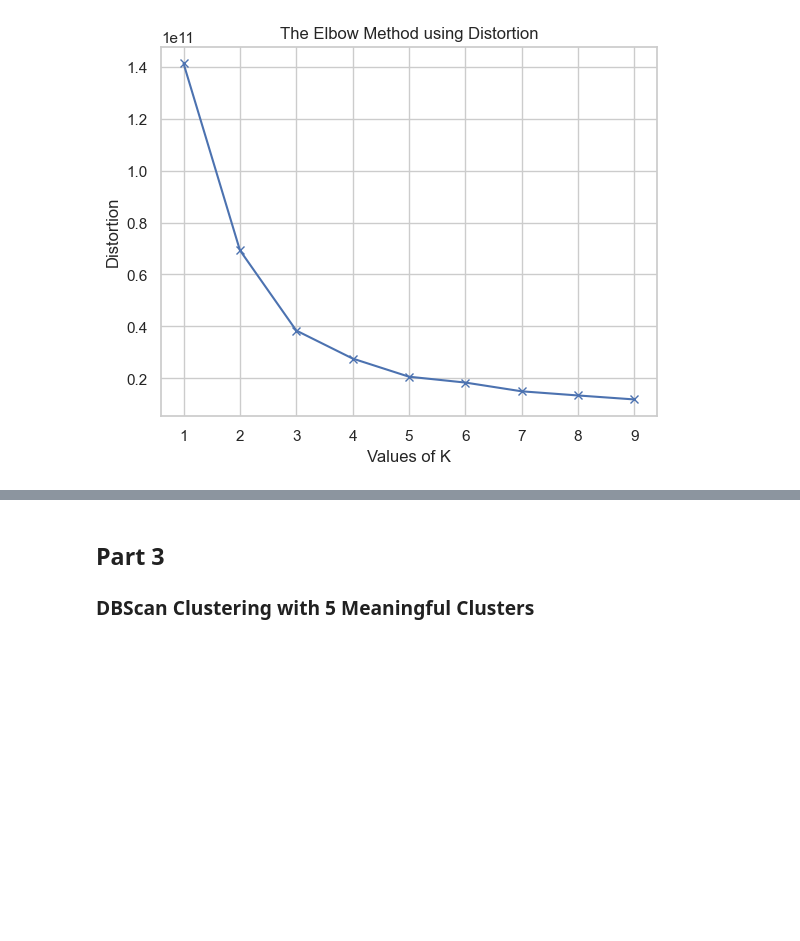
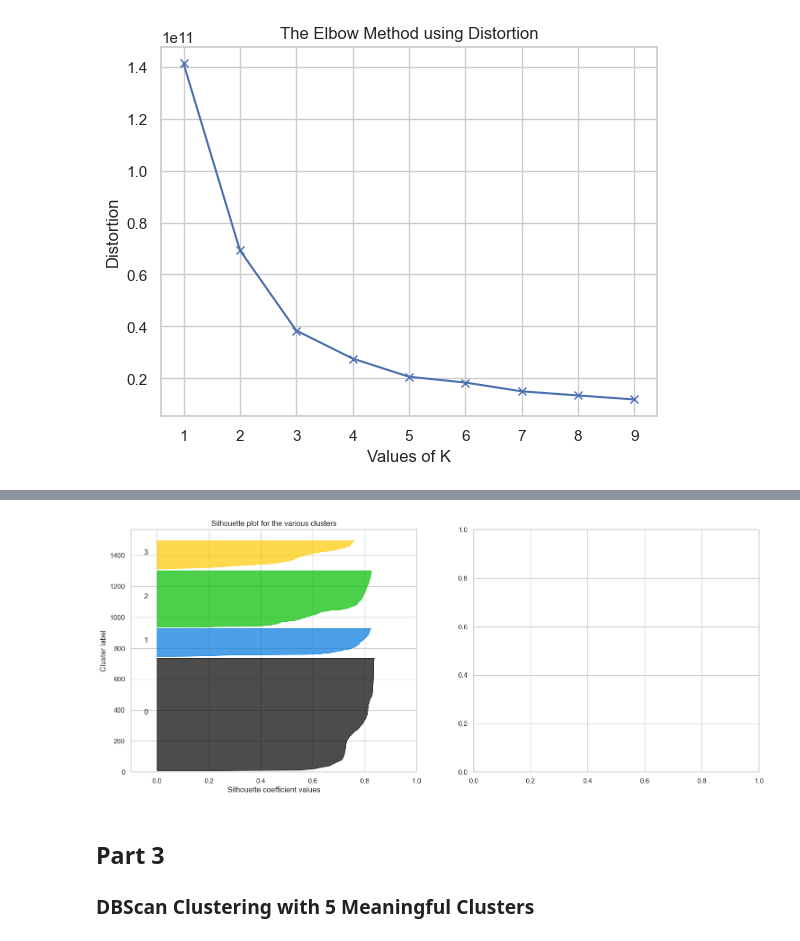
Before and after one commit to sixth-group/Faze2-FirstProject, a Jupyter notebook: section1-clustering/clustering.ipynb, the cells around one changed output, grey strips where cells are left out. Saved outputs shown, nothing was run; the diff lists cells and outputs as text; code cells hidden in the pictures; blank space fills up the shorter version.

```diff
--- a/section1-clustering/clustering.ipynb
+++ b/section1-clustering/clustering.ipynb
@@ -206,3 +164,66 @@ plt.show()
+# %%
+from sklearn.metrics import silhouette_score
+from sklearn.metrics import silhouette_samples
+import matplotlib.pyplot as plt
+
+min_k = 2
+max_k = 10
+
+best_k = None
+best_silhouette_score = -1
+
+for k in range(min_k, max_k + 1):
+    kmeans = KMeans(n_clusters=k, random_state=0)
+    cluster_labels = kmeans.fit_predict(clustering_features)  # Replace 'data' with your feature data
+    silhouette_avg = silhouette_score(clustering_features, cluster_labels)
+
+    if silhouette_avg > best_silhouette_score:
+        best_silhouette_score = silhouette_avg
+        best_k = k
+# %%
+from sklearn.metrics import silhouette_samples
+import matplotlib.pyplot as plt
+
+# Create a subplot with 1 row and 2 columns
+fig, (ax1, ax2) = plt.subplots(1, 2)
+fig.set_size_inches(18, 7)
+
+# The first subplot is the silhouette plot
+ax1.set_xlim([-0.1, 1])
+ax1.set_ylim([0, len(clustering_features) + (k + 1) * 10])
+
+# Initialize the clusterer with k value and fit to data
+kmeans = KMeans(n_clusters=best_k, random_state=0)
+cluster_labels = kmeans.fit_predict(clustering_features)
+
+# Calculate silhouette scores for each sample
+sample_silhouette_values = silhouette_samples(clustering_features, cluster_labels)
+
+y_lower = 10
+for i in range(best_k):
+    # Aggregate the silhouette scores for samples belonging to cluster i
+    ith_cluster_silhouette_values = sample_silhouette_values[cluster_labels == i]
+    ith_cluster_silhouette_values.sort()
+
+    size_cluster_i = ith_cluster_silhouette_values.shape[0]
+    y_upper = y_lower + size_cluster_i
+
+    color = plt.cm.nipy_spectral(float(i) / best_k)
+    ax1.fill_betweenx(np.arange(y_lower, y_upper), 0, ith_cluster_silhouette_values, facecolor=color, edgecolor=color, alpha=0.7)
+
+    # Label the silhouette plots with their cluster numbers at the middle
+    ax1.text(-0.05, y_lower + 0.5 * size_cluster_i, str(i))
+
+    # Compute the new y_lower for the next plot
+    y_lower = y_upper + 10  # 10 for the 0 samples
+
+ax1.set_title("Silhouette plot for the various clusters")
+ax1.set_xlabel("Silhouette coefficient values")
+ax1.set_ylabel("Cluster label")
+
+plt.show()
+# %% [output]
+[figure, added]
 # %% [markdown]
 ## Part 3
 ### DBScan Clustering with 5  Meaningful Clusters
```
Also changed, not shown: parts of 4 cells of this notebook.
